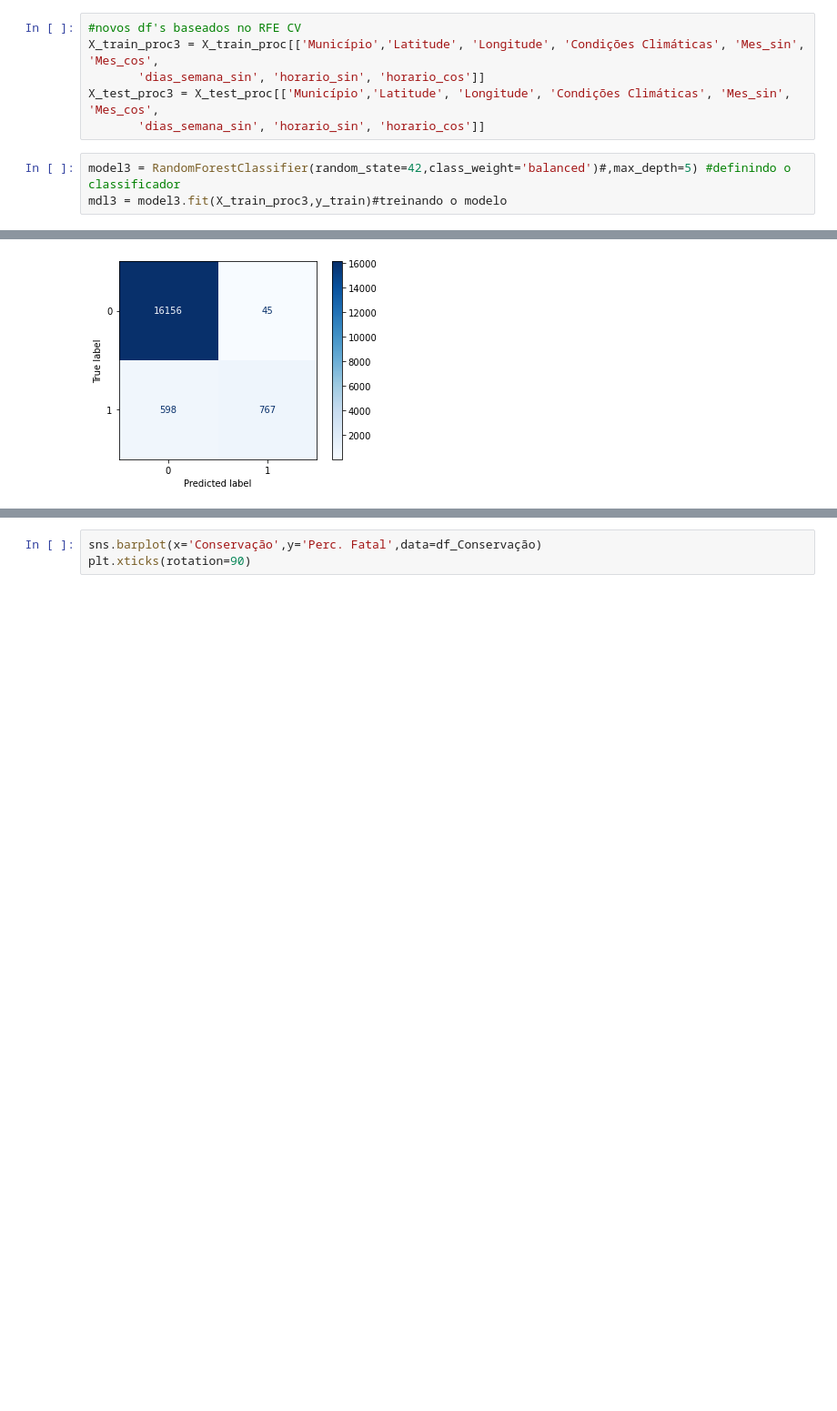
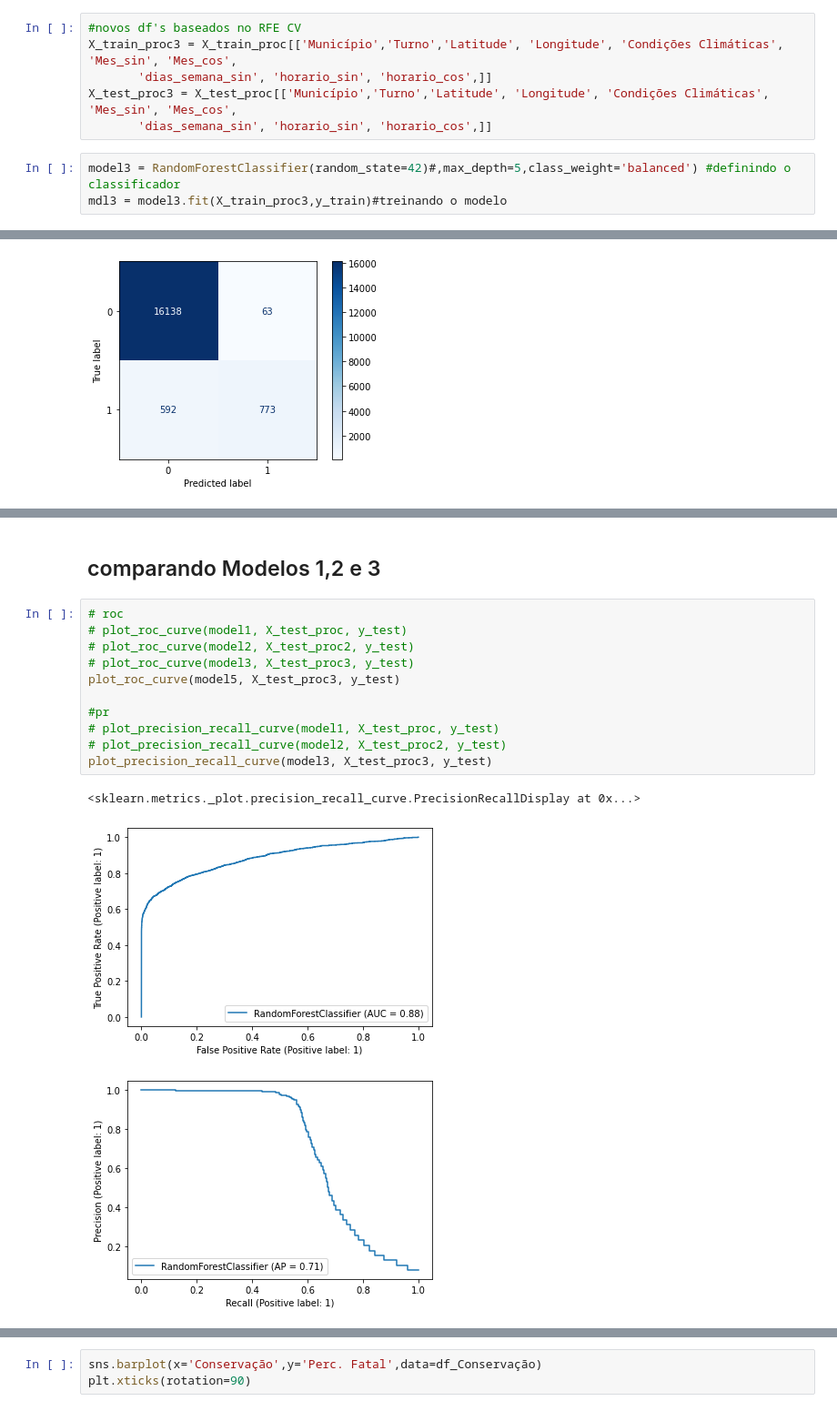
Before and after one commit to renatolotto/Projeto-TERA-Data-Science---Acidentes-Motocicletas, a Jupyter notebook: 05_Modeling.ipynb, the cells around one changed output, grey strips where cells are left out. Shown at 91% size. Drawn from its saved outputs; the diff is of its cells as text; blank space fills up the shorter version.

```diff
--- a/05_Modeling.ipynb
+++ b/05_Modeling.ipynb
@@ -412,12 +440,12 @@ F1-Score: 1.0
 ## Criando modelo 3 (igual ao modelo 2 tirando ADM)
 # %%
 #novos df's baseados no RFE CV
-X_train_proc3 = X_train_proc[['Município','Latitude', 'Longitude', 'Condições Climáticas', 'Mes_sin', 'Mes_cos',
-       'dias_semana_sin', 'horario_sin', 'horario_cos']]
-X_test_proc3 = X_test_proc[['Município','Latitude', 'Longitude', 'Condições Climáticas', 'Mes_sin', 'Mes_cos',
-       'dias_semana_sin', 'horario_sin', 'horario_cos']]
+X_train_proc3 = X_train_proc[['Município','Turno','Latitude', 'Longitude', 'Condições Climáticas', 'Mes_sin', 'Mes_cos',
+       'dias_semana_sin', 'horario_sin', 'horario_cos',]]
+X_test_proc3 = X_test_proc[['Município','Turno','Latitude', 'Longitude', 'Condições Climáticas', 'Mes_sin', 'Mes_cos',
+       'dias_semana_sin', 'horario_sin', 'horario_cos',]]
 # %%
-model3 = RandomForestClassifier(random_state=42,class_weight='balanced')#,max_depth=5) #definindo o classificador
+model3 = RandomForestClassifier(random_state=42)#,max_depth=5,class_weight='balanced') #definindo o classificador
 mdl3 = model3.fit(X_train_proc3,y_train)#treinando o modelo
 # %%
 # Get predicted class, treshold 0.5
@@ -677,0 +496,17 @@ df_Conservação
+# %% [markdown]
+## comparando Modelos 1,2 e 3
+# %%
+# roc
+# plot_roc_curve(model1, X_test_proc, y_test)
+# plot_roc_curve(model2, X_test_proc2, y_test)
+# plot_roc_curve(model3, X_test_proc3, y_test)
+plot_roc_curve(model5, X_test_proc3, y_test)
+
+#pr
+# plot_precision_recall_curve(model1, X_test_proc, y_test)
+# plot_precision_recall_curve(model2, X_test_proc2, y_test)
+plot_precision_recall_curve(model3, X_test_proc3, y_test)
+# %% [output]
+<sklearn.metrics._plot.precision_recall_curve.PrecisionRecallDisplay at 0x...>
+[figure, added]
+[figure, added]
```
Also changed, not shown: parts of 72 cells of this notebook, 5 other files.
